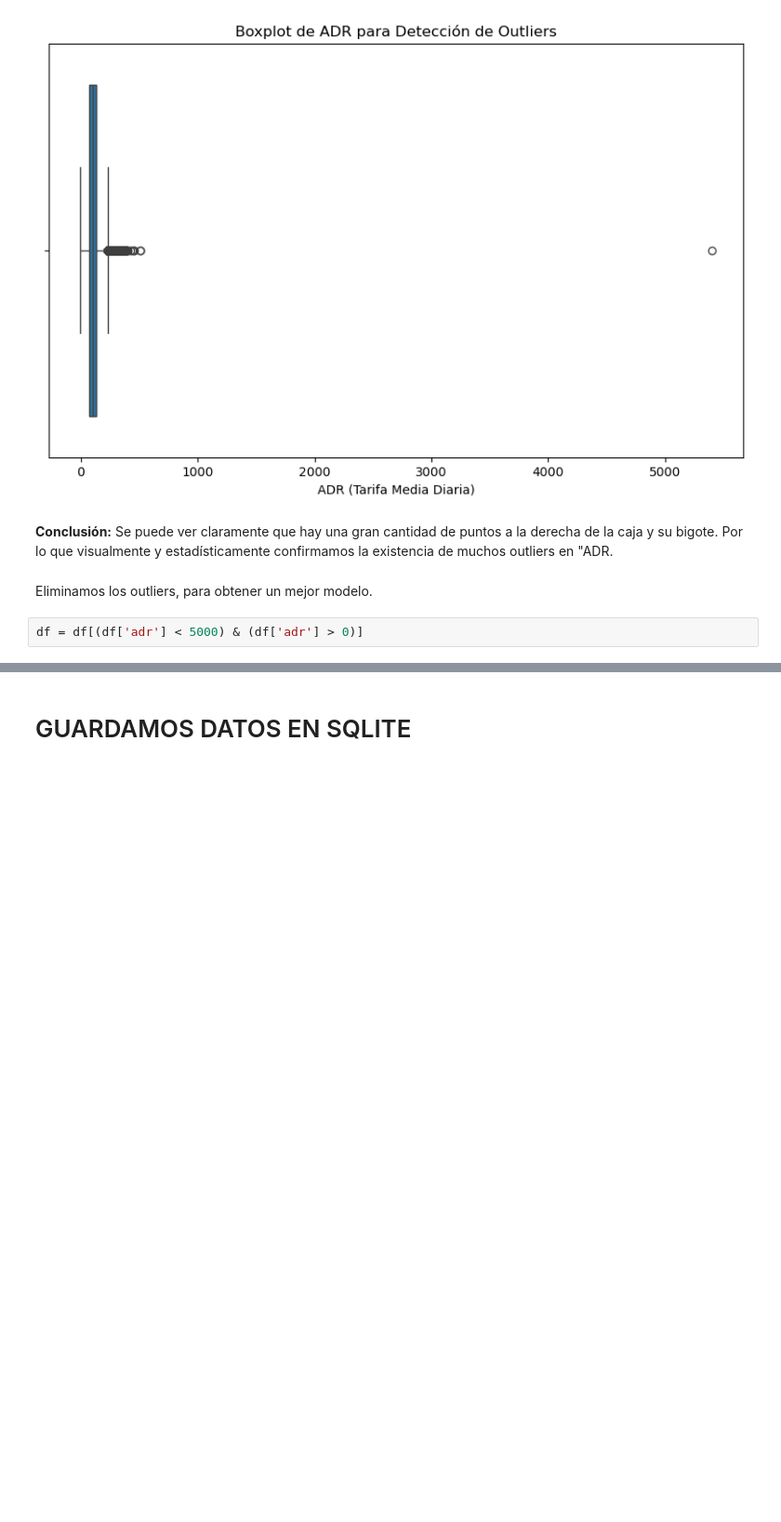
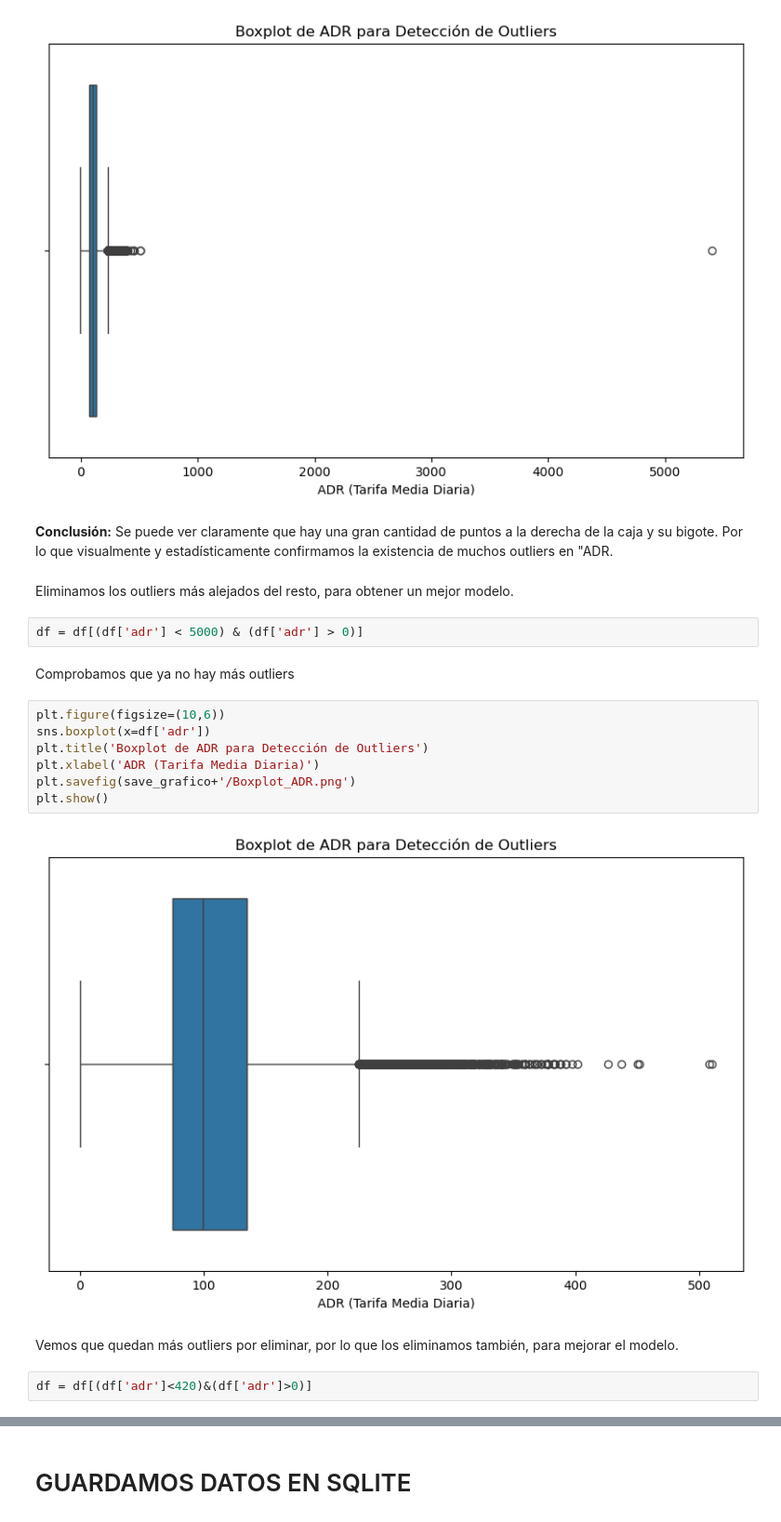
Before and after one commit to alejandrofan/Proyecto-API-Hoteles, a Jupyter notebook: Codigo/Limpieza/limpieza_datos.ipynb, the cells around one changed output, grey strips where cells are left out. Shown: that part at 93% size. Drawn from its saved outputs; the diff is of its cells as text; blank space fills up the shorter version.

Commit message:
Actualizado todo, funcion put en main, nuevo html para actualizar, y limpieza de outliers más eficaz, modelo más fiable (mejor modelo)

```diff
--- a/Codigo/Limpieza/limpieza_datos.ipynb
+++ b/Codigo/Limpieza/limpieza_datos.ipynb
@@ -202,6 +202,21 @@ plt.show()
 # %% [markdown]
 **Conclusión:** Se puede ver claramente que hay una gran cantidad de puntos a la derecha de la caja y su bigote. Por lo que visualmente y estadísticamente confirmamos la existencia de muchos outliers en "ADR.
 # %% [markdown]
-Eliminamos los outliers, para obtener un mejor modelo.
+Eliminamos los outliers más alejados del resto, para obtener un mejor modelo.
 # %%
 df = df[(df['adr'] < 5000) & (df['adr'] > 0)]
+# %% [markdown]
+Comprobamos que ya no hay más outliers
+# %%
+plt.figure(figsize=(10,6))
+sns.boxplot(x=df['adr'])
+plt.title('Boxplot de ADR para Detección de Outliers')
+plt.xlabel('ADR (Tarifa Media Diaria)')
+plt.savefig(save_grafico+'/Boxplot_ADR.png')
+plt.show()
+# %% [output]
+[figure, added]
+# %% [markdown]
+Vemos que quedan más outliers por eliminar, por lo que los eliminamos también, para mejorar el modelo.
+# %%
+df = df[(df['adr']<420)&(df['adr']>0)]
```
Also changed, not shown: parts of 2 cells of this notebook, 16 other files.
